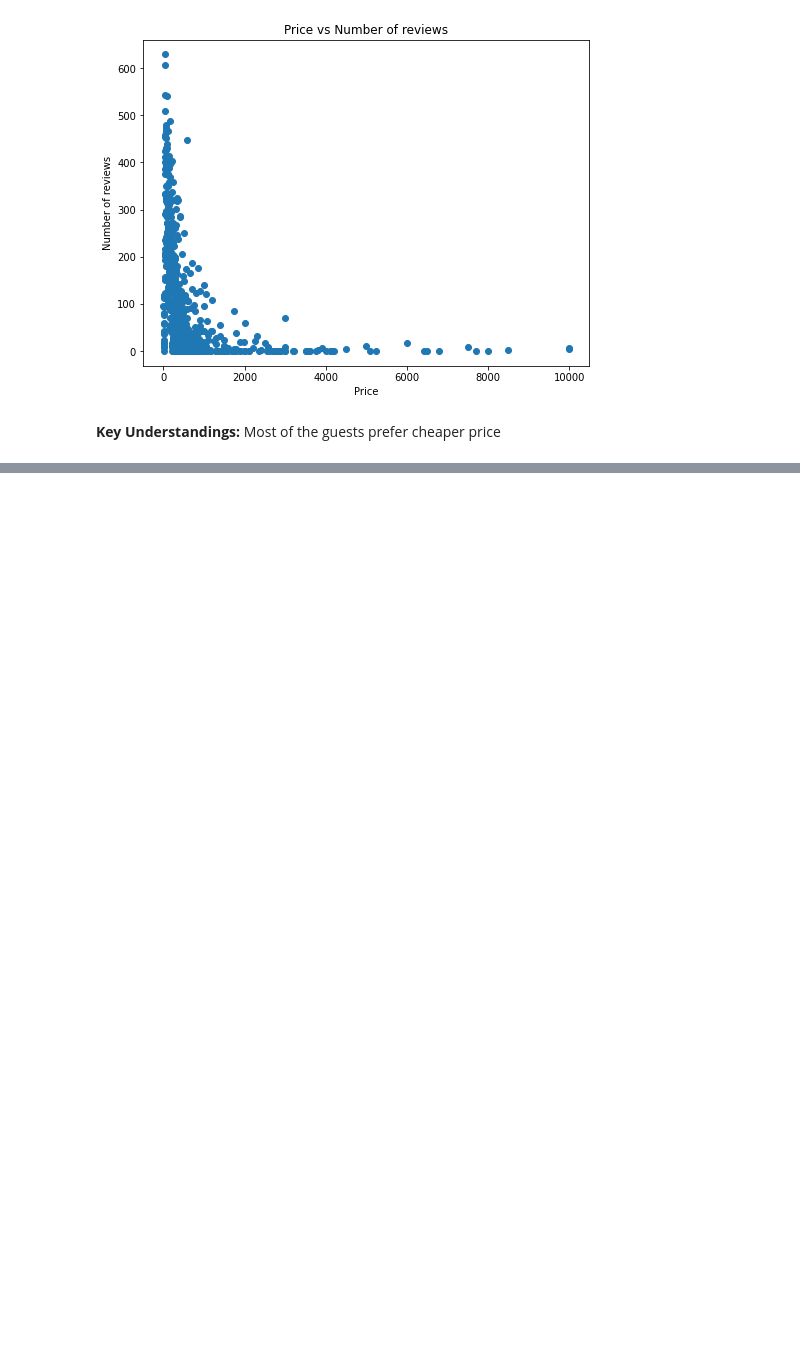
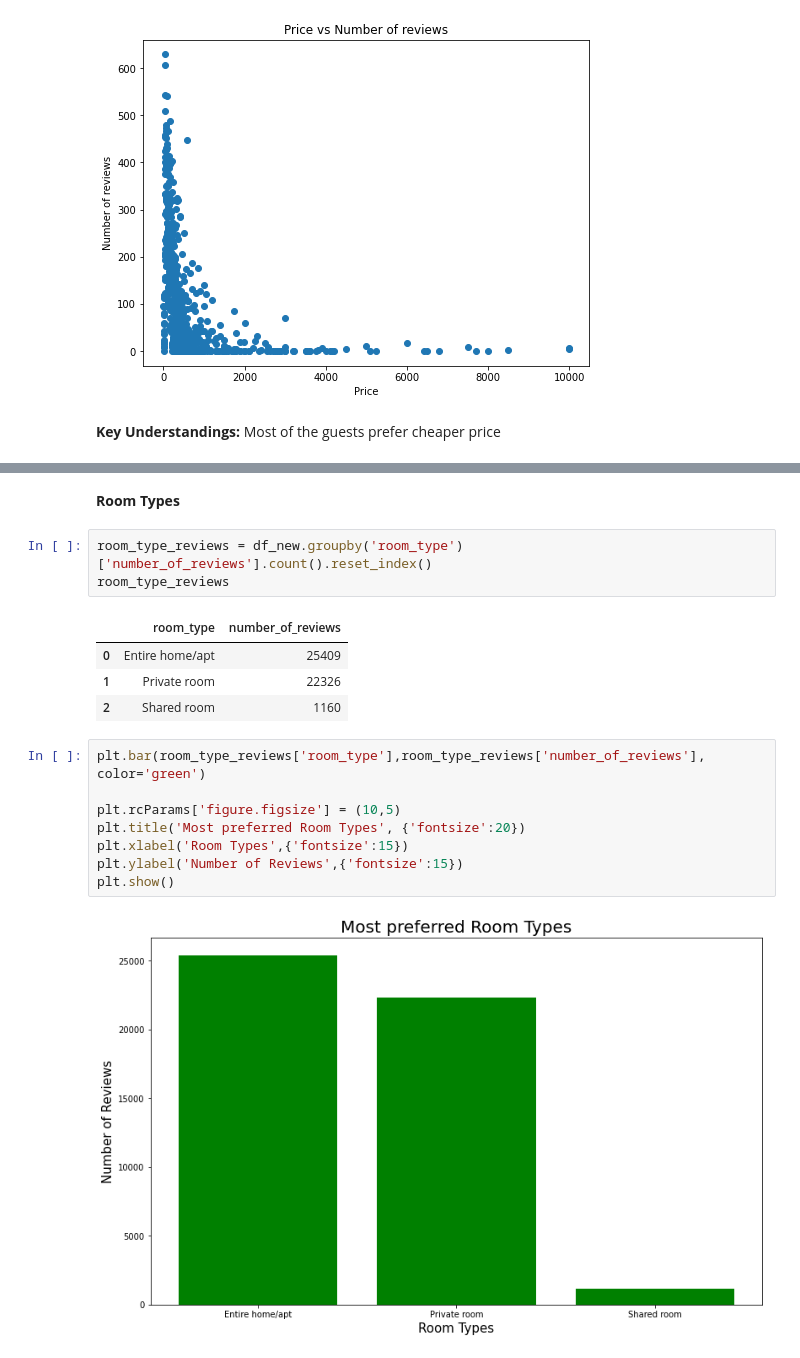
Before and after one commit to nizamulhaq/Airbnb-Bookings-Analysis, a Jupyter notebook: Airbnb_Bookings_Analysis_Capstone_Project.ipynb, the cells around one changed output, grey strips where cells are left out. Cells and saved outputs as stored; diff of their text form; blank space fills up the shorter version.

```diff
--- a/Airbnb_Bookings_Analysis_Capstone_Project.ipynb
+++ b/Airbnb_Bookings_Analysis_Capstone_Project.ipynb
@@ -219,0 +249,20 @@ plt.show()
+# %% [markdown]
+**Room Types**
+# %%
+room_type_reviews = df_new.groupby('room_type')['number_of_reviews'].count().reset_index()
+room_type_reviews
+# %% [output]
+|  | room_type | number_of_reviews |
+| 0 | Entire home/apt | 25409 |
+| 1 | Private room | 22326 |
+| 2 | Shared room | 1160 |
+# %%
+plt.bar(room_type_reviews['room_type'],room_type_reviews['number_of_reviews'], color='green')
+
+plt.rcParams['figure.figsize'] = (10,5)
+plt.title('Most preferred Room Types', {'fontsize':20})
+plt.xlabel('Room Types',{'fontsize':15})
+plt.ylabel('Number of Reviews',{'fontsize':15})
+plt.show()
+# %% [output]
+[figure, added]
```
Also changed, not shown: parts of 4 cells of this notebook.
